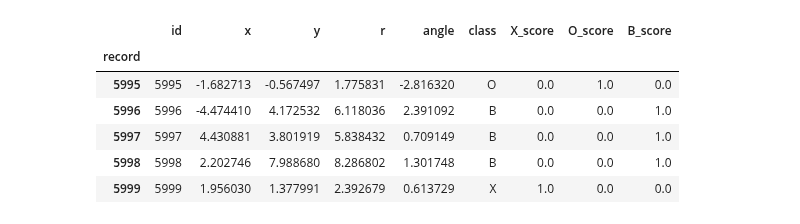
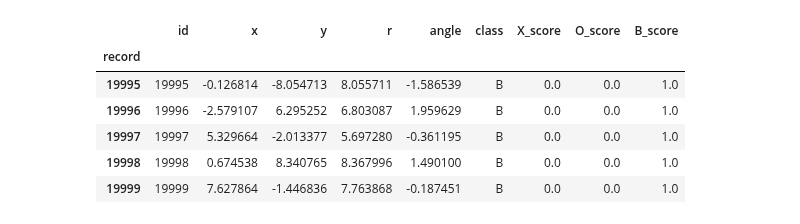
Before and after one commit to joehahn/exes-n-ohs, a Jupyter notebook: svm_model.ipynb, the cells around one changed output. Saved outputs shown, nothing was run; the diff lists cells and outputs as text; code cells hidden in the pictures.

```diff
--- a/svm_model.ipynb
+++ b/svm_model.ipynb
@@ -18,18 +21,19 @@ initial_id = 0
 # %%
-#generate training data
+#generate smallish sample training data...so that model hyperparameters can be tuned quickly
+N_dots = 20000
 import numpy as np
 rn_state = np.random.RandomState(seed=rn_seed)
 from helper_fns import *
 train = make_xo_df(N_dots, initial_id, x_half_width, radius, box_half_width, jitter)
 train.tail()
 # %% [output]
 |  | id | x | y | r | angle | class | X_score | O_score | B_score |
 | record |  |  |  |  |  |  |  |  |  |
-| 5995 | 5995 | -1.682713 | -0.567497 | 1.775831 | -2.816320 | O | 0.0 | 1.0 | 0.0 |
-| 5996 | 5996 | -4.474410 | 4.172532 | 6.118036 | 2.391092 | B | 0.0 | 0.0 | 1.0 |
-| 5997 | 5997 | 4.430881 | 3.801919 | 5.838432 | 0.709149 | B | 0.0 | 0.0 | 1.0 |
-| 5998 | 5998 | 2.202746 | 7.988680 | 8.286802 | 1.301748 | B | 0.0 | 0.0 | 1.0 |
-| 5999 | 5999 | 1.956030 | 1.377991 | 2.392679 | 0.613729 | X | 1.0 | 0.0 | 0.0 |
+| 19995 | 19995 | -0.126814 | -8.054713 | 8.055711 | -1.586539 | B | 0.0 | 0.0 | 1.0 |
+| 19996 | 19996 | -2.579107 | 6.295252 | 6.803087 | 1.959629 | B | 0.0 | 0.0 | 1.0 |
+| 19997 | 19997 | 5.329664 | -2.013377 | 5.697280 | -0.361195 | B | 0.0 | 0.0 | 1.0 |
+| 19998 | 19998 | 0.674538 | 8.340765 | 8.367996 | 1.490100 | B | 0.0 | 0.0 | 1.0 |
+| 19999 | 19999 | 7.627864 | -1.446836 | 7.763868 | -0.187451 | B | 0.0 | 0.0 | 1.0 |
 # %%
 #prep plots
 %matplotlib inline
```
Also changed, not shown: parts of 15 cells of this notebook, 3 other files.
